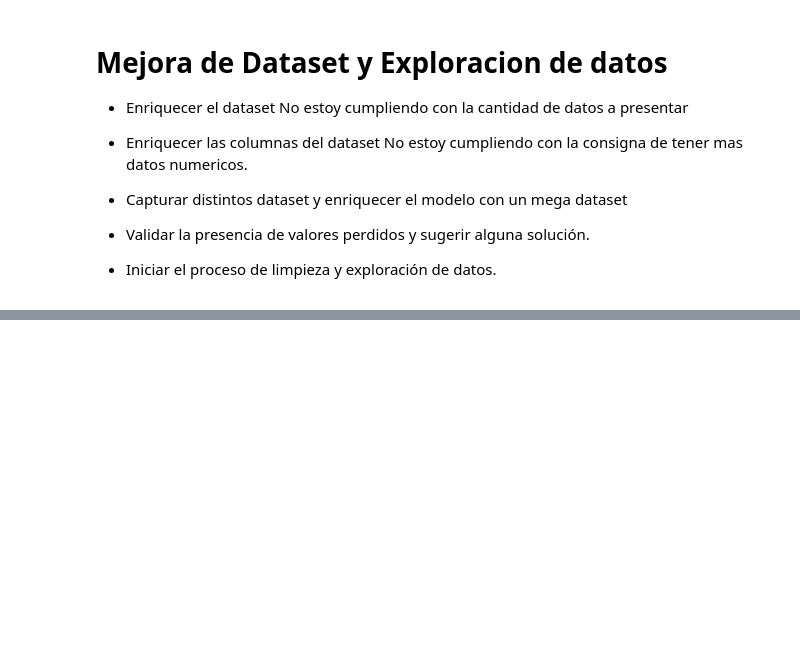
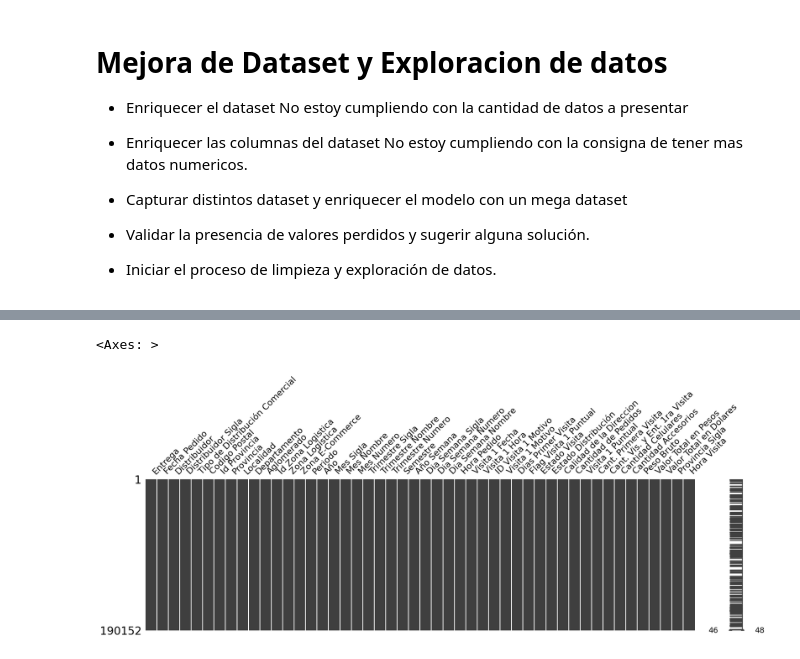
Before and after one commit to Leonardo-rodcas/Proyecto-DS-61190-E-Commerce, a Jupyter notebook: Proyecto_EntregaPlus_Comision61190_RodriguezCastilloLeonardo.ipynb, the cells around one changed output, grey strips where cells are left out. Cells and saved outputs as stored; diff of their text form; code cells hidden in the pictures; blank space fills up the shorter version.

```diff
--- a/Proyecto_EntregaPlus_Comision61190_RodriguezCastilloLeonardo.ipynb
+++ b/Proyecto_EntregaPlus_Comision61190_RodriguezCastilloLeonardo.ipynb
@@ -340 +361,18 @@ df = df.drop(['centroide', 'categoria'], axis=1)
+# %%
+#Tratamiento de Peso Bruto Mayor a 200 KG
+limite_peso_maximo = 200
+media_peso = df.loc[df['Peso Bruto'] < limite_peso_maximo, 'Peso Bruto'].mean()
+df.loc[df['Peso Bruto'] > limite_peso_maximo, 'Peso Bruto'] = media_peso
+# %%
+#Tratamiento de Peso Bruto = 0 (cero)
+df.loc[df['Peso Bruto'] == 0, 'Peso Bruto'] = media_peso
+# %%
+#Tratamiento de Valor Total en $ (Pesos Argentinos)
+media_pesos_ar = df.loc[df['Valor Total en Pesos'] > 0, 'Valor Total en Pesos'].mean()
+media_pesos_ar
+df.loc[df['Valor Total en Pesos'] == 0, 'Valor Total en Pesos'] = media_pesos_ar
+# %%
+#Tratamiento de Valor Total en u$s (Dolares)
+media_dolares = df.loc[df['Valor Total en Dolares'] > 0, 'Valor Total en Dolares'].mean()
+df.loc[df['Valor Total en Dolares'] == 0, 'Valor Total en Dolares'] = media_dolares
 # %% [markdown]
@@ -421,0 +471,6 @@ Esto nos permite concluir que tenemos un muy buen dataset, con una alta calidad
+# %%
+#Graficamos los nulos por columna
+msno.matrix(df, figsize = (20,5))
+# %% [output]
+<Axes: >
+[figure, added]
```
Also changed, not shown: parts of 20 cells of this notebook.
